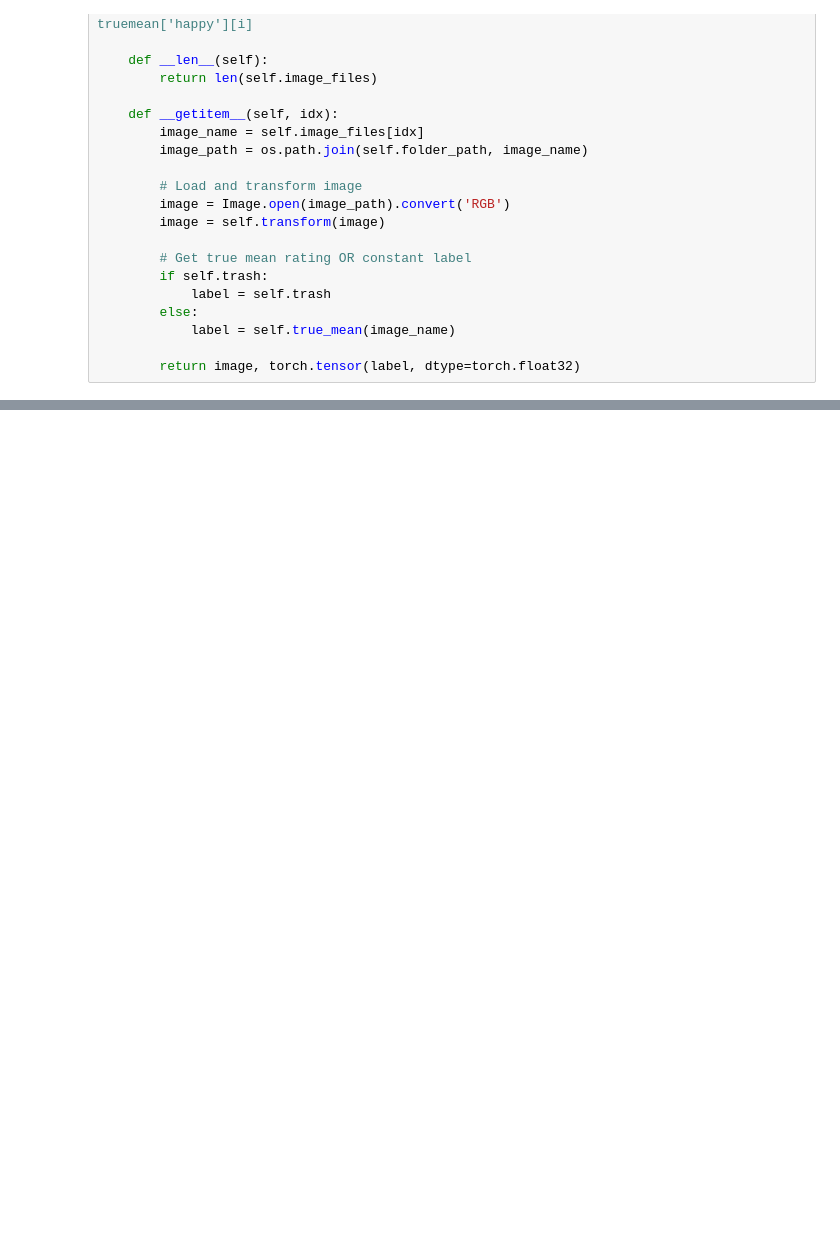
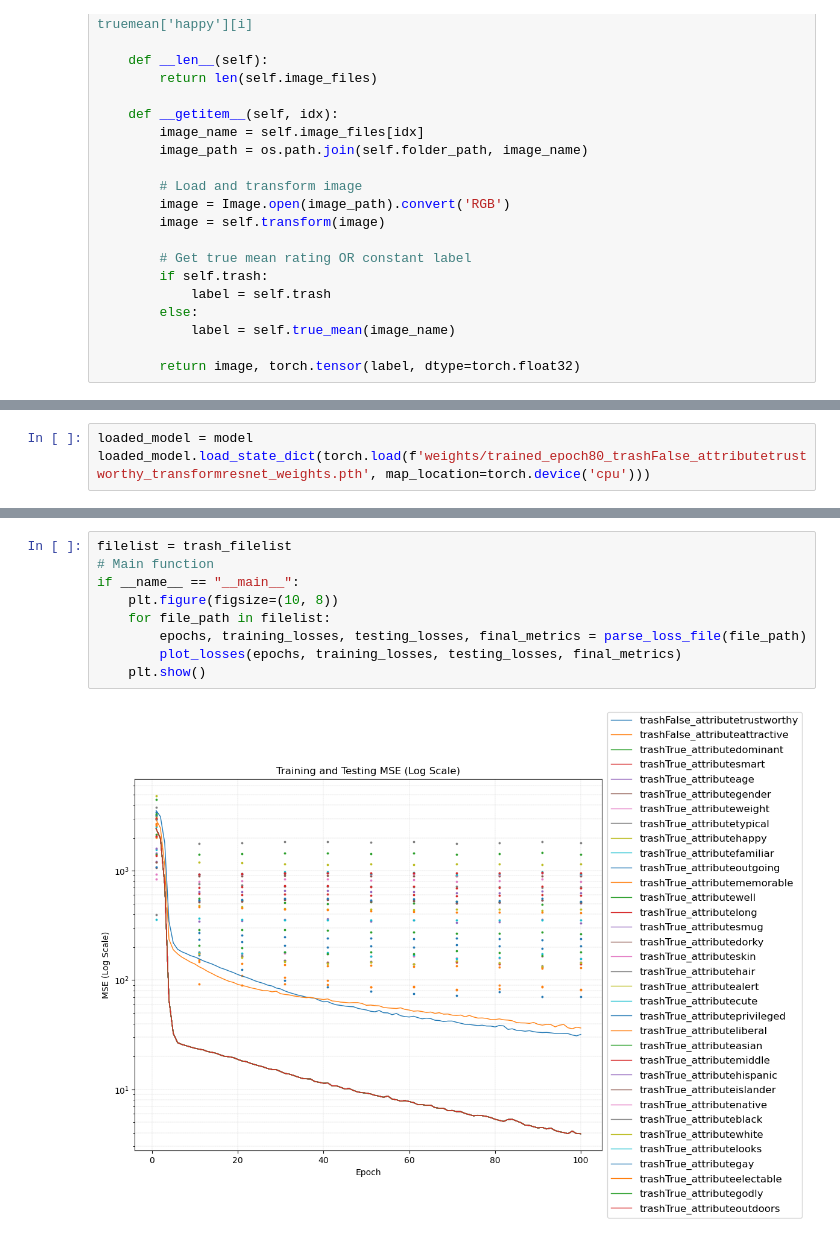
Before and after one commit to jiheeyy/subjective-output, a Jupyter notebook: Earth_Movers_Distance.ipynb, the cells around one changed output, grey strips where cells are left out. Saved outputs shown, nothing was run; the diff lists cells and outputs as text; blank space fills up the shorter version.

```diff
--- a/Earth_Movers_Distance.ipynb
+++ b/Earth_Movers_Distance.ipynb
@@ -416,0 +458,3 @@ multi_dimensional_emd(good, bad)
+# %%
+loaded_model = model
+loaded_model.load_state_dict(torch.load(f'weights/trained_epoch80_trashFalse_attributetrustworthy_transformresnet_weights.pth', map_location=torch.device('cpu')))
@@ -416,0 +701,11 @@ multi_dimensional_emd(good, bad)
+# %%
+filelist = trash_filelist
+# Main function
+if __name__ == "__main__":
+    plt.figure(figsize=(10, 8))
+    for file_path in filelist:
+        epochs, training_losses, testing_losses, final_metrics = parse_loss_file(file_path)
+        plot_losses(epochs, training_losses, testing_losses, final_metrics)
+    plt.show()
+# %% [output]
+[figure, added]
```
Also changed, not shown: parts of 59 cells of this notebook, 34 other files.
